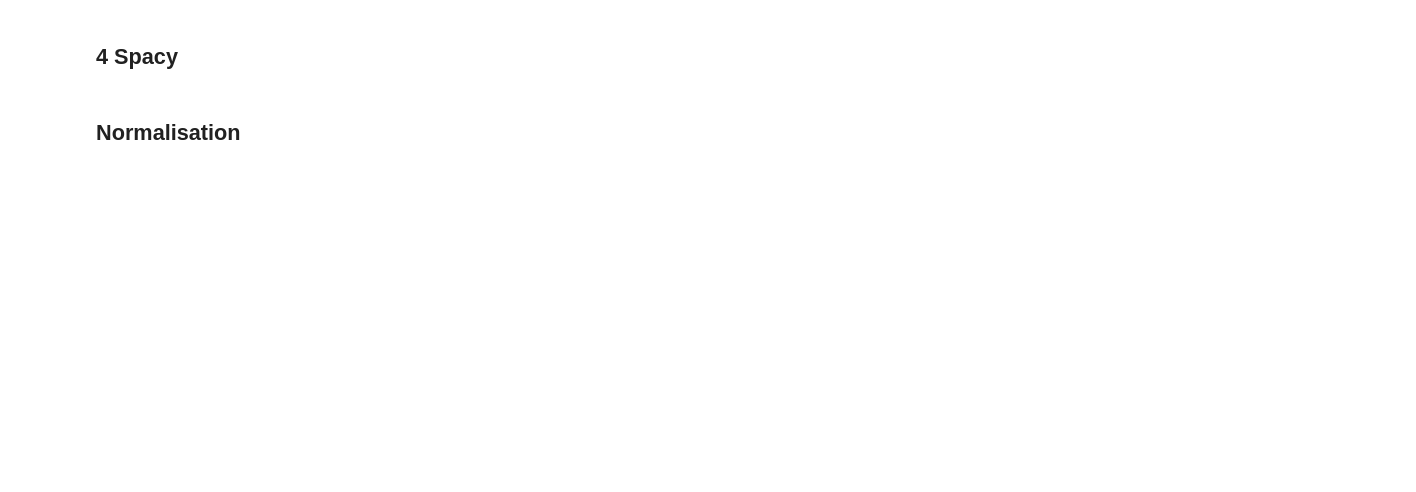
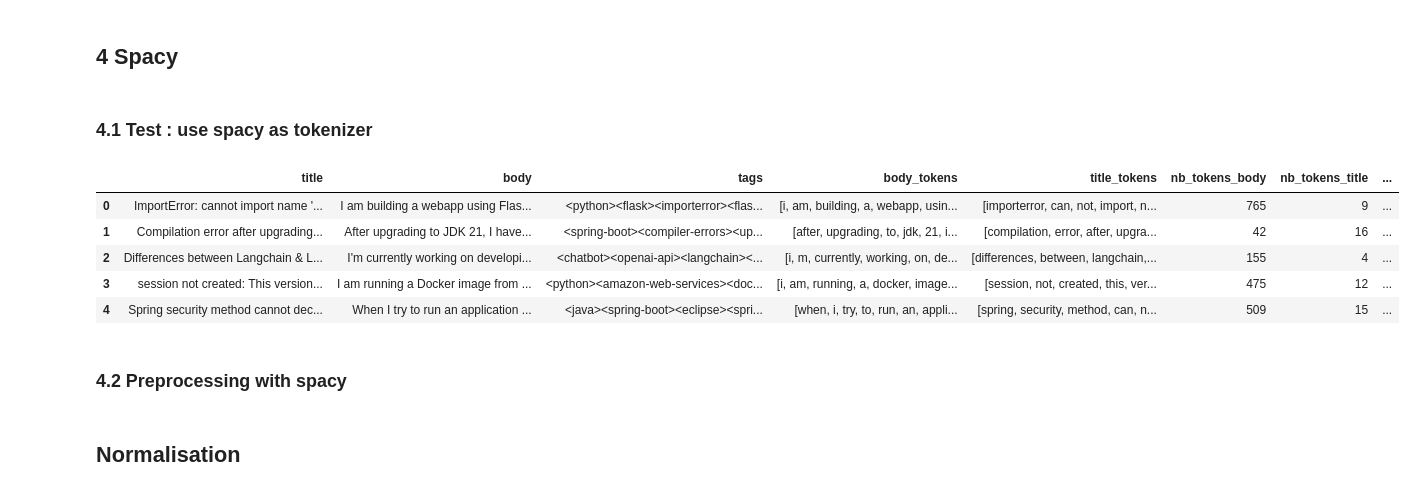
Before and after one commit to Kiwinokoto/ML_student, a Jupyter notebook: notebooks/Oudelet_Kevin_1_notebook_exploration_271123.ipynb, the cells around one changed output. Saved outputs shown, nothing was run; the diff lists cells and outputs as text; code cells hidden in the pictures; blank space fills up the shorter version.

```diff
--- a/notebooks/Oudelet_Kevin_1_notebook_exploration_271123.ipynb
+++ b/notebooks/Oudelet_Kevin_1_notebook_exploration_271123.ipynb
@@ -1371,2 +1391,27 @@ Tag : android
 # %% [markdown]
 ## 4 Spacy
+# %%
+nlp = spacy.load("en_core_web_sm")
+# %% [markdown]
+### 4.1 Test : use spacy as tokenizer
+# %%
+def tokenize_with_spacy(text):
+    doc = nlp(text)
+
+    return [token.text for token in doc]
+
+
+# Apply to original 'title' column
+raw_questions_tags['title_spacy_tokens'] = raw_questions_tags['title'].parallel_apply(
+    lambda x: tokenize_with_spacy(x))
+# %%
+display(raw_questions_tags.head())
+# %% [output]
+|  | title | body | tags | body_tokens | title_tokens | nb_tokens_body | nb_tokens_title | ... |
+| 0 | ImportError: cannot import name '... | I am building a webapp using Flas... | <python><flask><importerror><flas... | [i, am, building, a, webapp, usin... | [importerror, can, not, import, n... | 765 | 9 | ... |
+| 1 | Compilation error after upgrading... | After upgrading to JDK 21, I have... | <spring-boot><compiler-errors><up... | [after, upgrading, to, jdk, 21, i... | [compilation, error, after, upgra... | 42 | 16 | ... |
+| 2 | Differences between Langchain & L... | I'm currently working on developi... | <chatbot><openai-api><langchain><... | [i, m, currently, working, on, de... | [differences, between, langchain,... | 155 | 4 | ... |
+| 3 | session not created: This version... | I am running a Docker image from ... | <python><amazon-web-services><doc... | [i, am, running, a, docker, image... | [session, not, created, this, ver... | 475 | 12 | ... |
+| 4 | Spring security method cannot dec... | When I try to run an application ... | <java><spring-boot><eclipse><spri... | [when, i, try, to, run, an, appli... | [spring, security, method, can, n... | 509 | 15 | ... |
+# %% [markdown]
+### 4.2 Preprocessing with spacy
```
Also changed, not shown: parts of 12 cells of this notebook.
